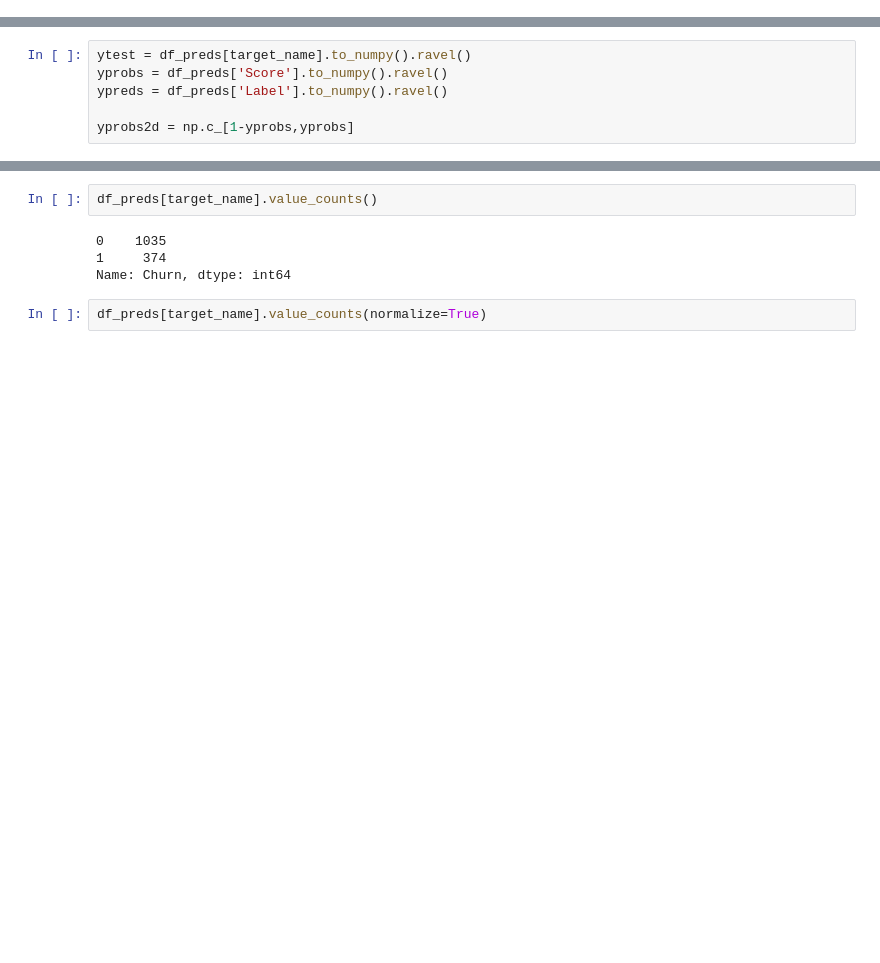
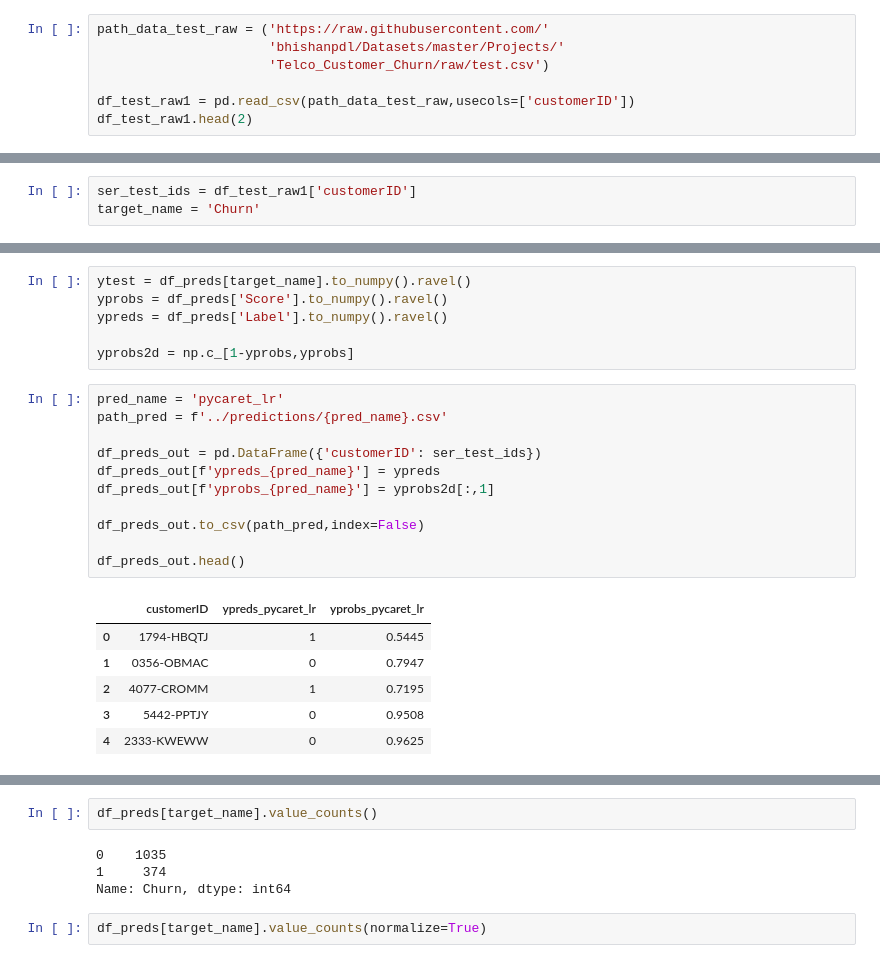
Before and after one commit to bhishanpdl/Project_Customer_Churn, a Jupyter notebook: notebooks/s01_churn_special_pycaret_lr.ipynb, the cells around one changed output, grey strips where cells are left out. Saved outputs shown, nothing was run; the diff lists cells and outputs as text; blank space fills up the shorter version.

Commit message:
churn

```diff
--- a/notebooks/s01_churn_special_pycaret_lr.ipynb
+++ b/notebooks/s01_churn_special_pycaret_lr.ipynb
@@ -192,0 +189,7 @@ target_name = 'Churn'
+# %%
+path_data_test_raw = ('https://raw.githubusercontent.com/'
+                      'bhishanpdl/Datasets/master/Projects/'
+                      'Telco_Customer_Churn/raw/test.csv')
+
+df_test_raw1 = pd.read_csv(path_data_test_raw,usecols=['customerID'])
+df_test_raw1.head(2)
@@ -193,3 +200,6 @@ target_name = 'Churn'
+# %%
+ser_test_ids = df_test_raw1['customerID']
+target_name = 'Churn'
 # %% [markdown]
 <a id="eda" ></a>
 
@@ -934,6 +905,24 @@ yprobs = df_preds['Score'].to_numpy().ravel()
 ypreds = df_preds['Label'].to_numpy().ravel()
 
 yprobs2d = np.c_[1-yprobs,yprobs]
+# %%
+pred_name = 'pycaret_lr'
+path_pred = f'../predictions/{pred_name}.csv'
+
+df_preds_out = pd.DataFrame({'customerID': ser_test_ids})
+df_preds_out[f'ypreds_{pred_name}'] = ypreds
+df_preds_out[f'yprobs_{pred_name}'] = yprobs2d[:,1]
+
+df_preds_out.to_csv(path_pred,index=False)
+
+df_preds_out.head()
+# %% [output]
+|  | customerID | ypreds_pycaret_lr | yprobs_pycaret_lr |
+| 0 | 1794-HBQTJ | 1 | 0.5445 |
+| 1 | 0356-OBMAC | 0 | 0.7947 |
+| 2 | 4077-CROMM | 1 | 0.7195 |
+| 3 | 5442-PPTJY | 0 | 0.9508 |
+| 4 | 2333-KWEWW | 0 | 0.9625 |
 # %%
 def model_eval_bin(model_name,ytest,ypreds,yprobs2d,show_plots=True):
     import sklearn.metrics as skmetrics
```
Also changed, not shown: parts of 27 cells of this notebook, 39 other files.
